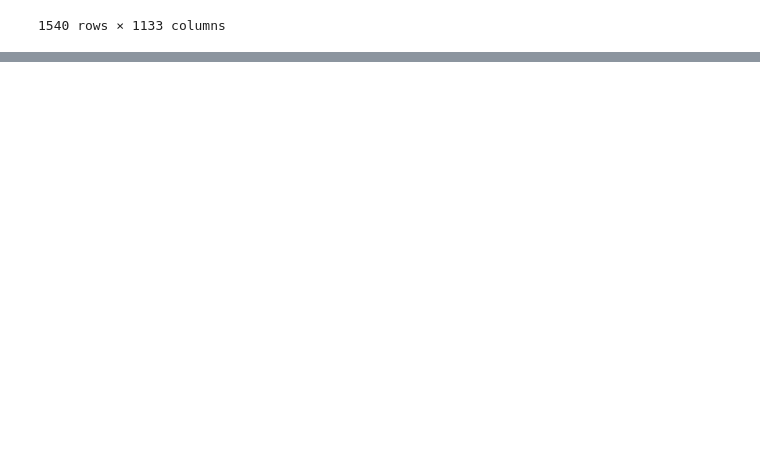
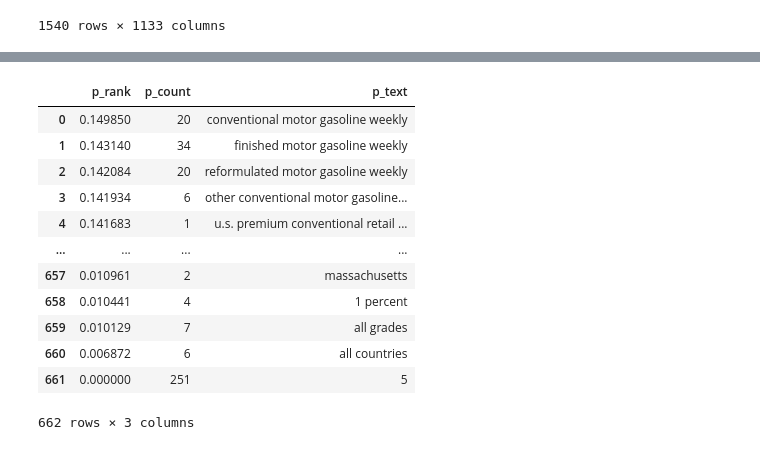
Before and after one commit to bgithub1/barchartacs, a Jupyter notebook: barchartacs/eia_download.ipynb, the cells around one changed output, grey strips where cells are left out. Cells and saved outputs as stored; diff of their text form; code cells hidden in the pictures; blank space fills up the shorter version.

```diff
--- a/barchartacs/eia_download.ipynb
+++ b/barchartacs/eia_download.ipynb
@@ -69,0 +93,2 @@ df_reports = pd.DataFrame({'report':cols[np.where(cols!='date')]})
+# %%
+reports_text = "\n".join(df_reports.report.values)
@@ -69,0 +115,20 @@ df_reports = pd.DataFrame({'report':cols[np.where(cols!='date')]})
+# %%
+import spacy
+import pytextrank
+
+# example text
+text = "Compatibility of systems of linear constraints over the set of natural numbers. Criteria of compatibility of a system of linear Diophantine equations, strict inequations, and nonstrict inequations are considered. Upper bounds for components of a minimal set of solutions and algorithms of construction of minimal generating sets of solutions for all types of systems are given. These criteria and the corresponding algorithms for constructing a minimal supporting set of solutions can be used in solving all the considered types systems and systems of mixed types."
+text = reports_text
+# load a spaCy model, depending on language, scale, etc.
+nlp = spacy.load("en_core_web_sm")
+
+# add PyTextRank to the spaCy pipeline
+tr = pytextrank.TextRank()
+nlp.add_pipe(tr.PipelineComponent, name="textrank", last=True)
+
+doc = nlp(text)
+
+# examine the top-ranked phrases in the document
+for p in doc._.phrases:
+    print("{:.4f} {:5d}  {}".format(p.rank, p.count, p.text))
+#     print(p.chunks)
@@ -70,3 +164,20 @@ df_reports = pd.DataFrame({'report':cols[np.where(cols!='date')]})
+# %%
+pd.set_option('display.max_colwidth', 0)
+df_phrases_byrank
+# %% [output]
+|  | p_rank | p_count | p_text |
+| 0 | 0.149850 | 20 | conventional motor gasoline weekly |
+| 1 | 0.143140 | 34 | finished motor gasoline weekly |
+| 2 | 0.142084 | 20 | reformulated motor gasoline weekly |
+| 3 | 0.141934 | 6 | other conventional motor gasoline... |
+| 4 | 0.141683 | 1 | u.s. premium conventional retail ... |
+| ... | ... | ... | ... |
+| 657 | 0.010961 | 2 | massachusetts |
+| 658 | 0.010441 | 4 | 1 percent |
+| 659 | 0.010129 | 7 | all grades |
+| 660 | 0.006872 | 6 | all countries |
+| 661 | 0.000000 | 251 | 5 |
+662 rows × 3 columns
 # %%
 import dash_table
 import dash
```
Also changed, not shown: parts of 17 cells of this notebook, 3 other files.
